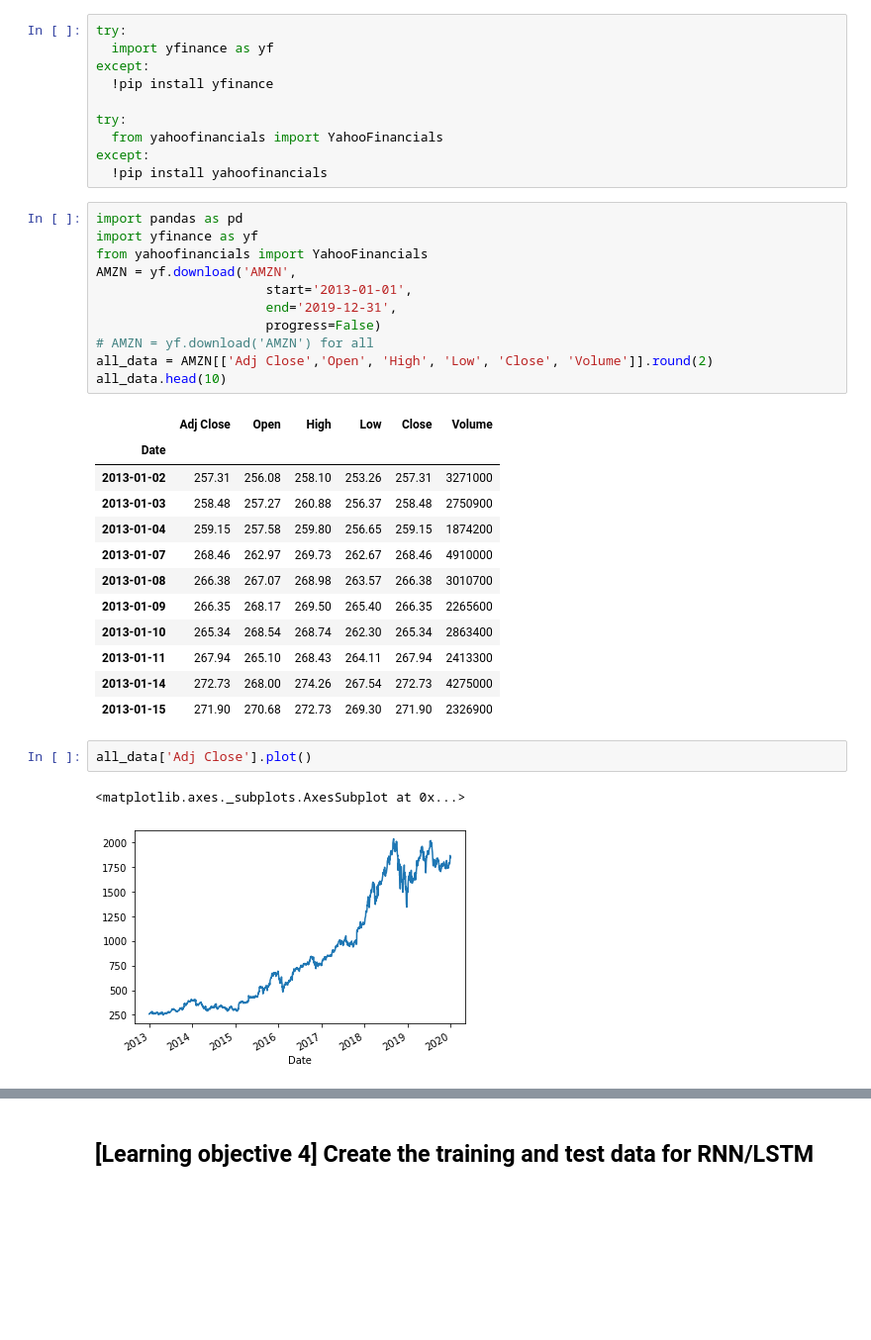
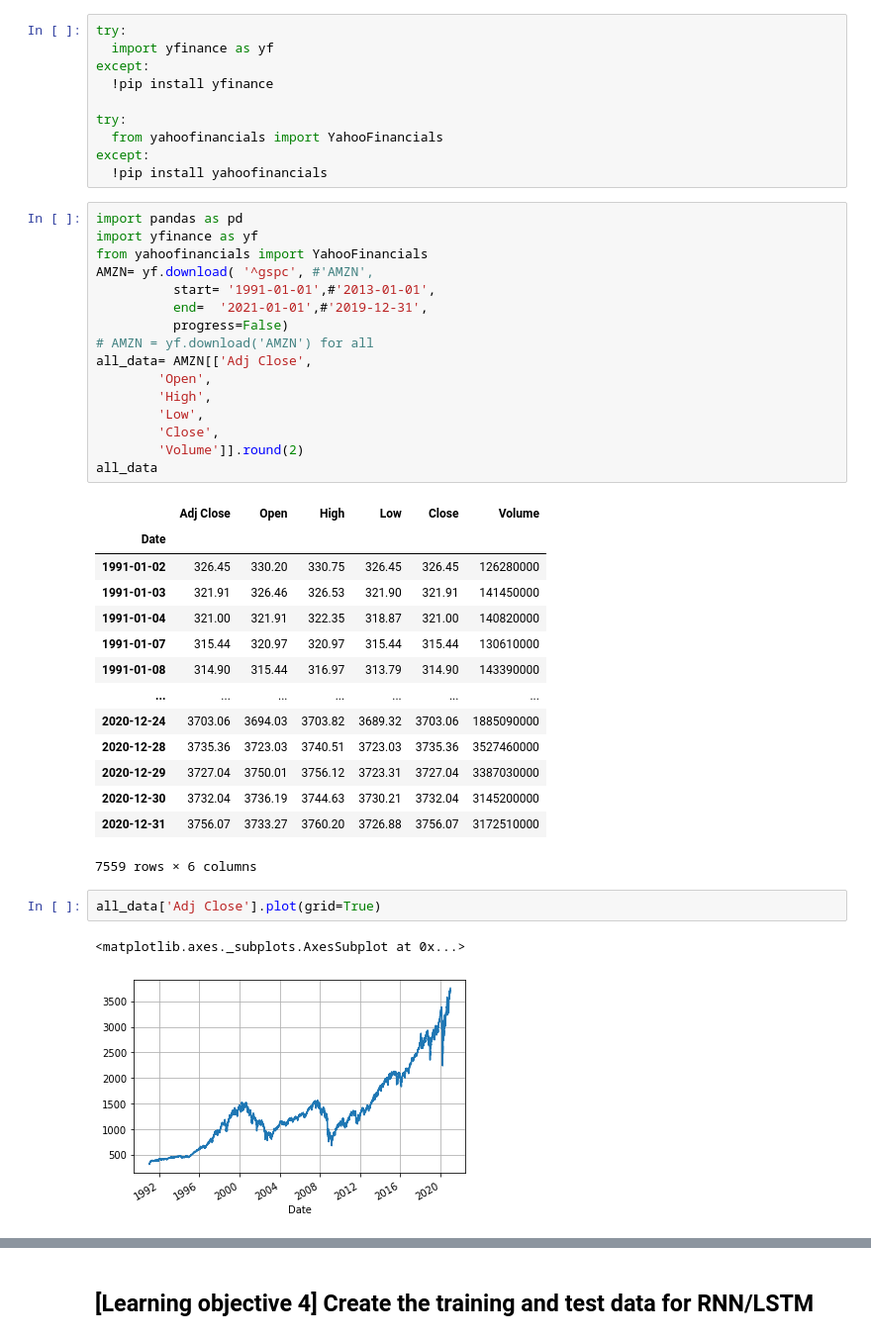
Before and after one commit to renyuanL/110_project, a Jupyter notebook: _ry_From regression to RNN.ipynb, the cells around one changed output, grey strips where cells are left out. Shown: that part at 99% size. Cells and saved outputs as stored; diff of their text form; blank space fills up the shorter version.

```diff
--- a/_ry_From regression to RNN.ipynb
+++ b/_ry_From regression to RNN.ipynb
@@ -224,28 +361,35 @@ except:
 import pandas as pd
 import yfinance as yf
 from yahoofinancials import YahooFinancials
-AMZN = yf.download('AMZN',
-                      start='2013-01-01',
-                      end='2019-12-31',
-                      progress=False)
+AMZN= yf.download( '^gspc', #'AMZN',
+          start= '1991-01-01',#'2013-01-01',
+          end=  '2021-01-01',#'2019-12-31',
+          progress=False)
 # AMZN = yf.download('AMZN') for all
-all_data = AMZN[['Adj Close','Open', 'High', 'Low', 'Close', 'Volume']].round(2)
-all_data.head(10)
+all_data= AMZN[['Adj Close',
+        'Open',
+        'High',
+        'Low',
+        'Close',
+        'Volume']].round(2)
+all_data
 # %% [output]
 |  | Adj Close | Open | High | Low | Close | Volume |
 | Date |  |  |  |  |  |  |
-| 2013-01-02 | 257.31 | 256.08 | 258.10 | 253.26 | 257.31 | 3271000 |
-| 2013-01-03 | 258.48 | 257.27 | 260.88 | 256.37 | 258.48 | 2750900 |
-| 2013-01-04 | 259.15 | 257.58 | 259.80 | 256.65 | 259.15 | 1874200 |
-| 2013-01-07 | 268.46 | 262.97 | 269.73 | 262.67 | 268.46 | 4910000 |
-| 2013-01-08 | 266.38 | 267.07 | 268.98 | 263.57 | 266.38 | 3010700 |
-| 2013-01-09 | 266.35 | 268.17 | 269.50 | 265.40 | 266.35 | 2265600 |
-| 2013-01-10 | 265.34 | 268.54 | 268.74 | 262.30 | 265.34 | 2863400 |
-| 2013-01-11 | 267.94 | 265.10 | 268.43 | 264.11 | 267.94 | 2413300 |
-| 2013-01-14 | 272.73 | 268.00 | 274.26 | 267.54 | 272.73 | 4275000 |
-| 2013-01-15 | 271.90 | 270.68 | 272.73 | 269.30 | 271.90 | 2326900 |
+| 1991-01-02 | 326.45 | 330.20 | 330.75 | 326.45 | 326.45 | 126280000 |
+| 1991-01-03 | 321.91 | 326.46 | 326.53 | 321.90 | 321.91 | 141450000 |
+| 1991-01-04 | 321.00 | 321.91 | 322.35 | 318.87 | 321.00 | 140820000 |
+| 1991-01-07 | 315.44 | 320.97 | 320.97 | 315.44 | 315.44 | 130610000 |
+| 1991-01-08 | 314.90 | 315.44 | 316.97 | 313.79 | 314.90 | 143390000 |
+| ... | ... | ... | ... | ... | ... | ... |
+| 2020-12-24 | 3703.06 | 3694.03 | 3703.82 | 3689.32 | 3703.06 | 1885090000 |
+| 2020-12-28 | 3735.36 | 3723.03 | 3740.51 | 3723.03 | 3735.36 | 3527460000 |
+| 2020-12-29 | 3727.04 | 3750.01 | 3756.12 | 3723.31 | 3727.04 | 3387030000 |
+| 2020-12-30 | 3732.04 | 3736.19 | 3744.63 | 3730.21 | 3732.04 | 3145200000 |
+| 2020-12-31 | 3756.07 | 3733.27 | 3760.20 | 3726.88 | 3756.07 | 3172510000 |
+7559 rows × 6 columns
 # %%
-all_data['Adj Close'].plot()
+all_data['Adj Close'].plot(grid=True)
 # %% [output]
 <matplotlib.axes._subplots.AxesSubplot at 0x...>
-[figure, old version]
+[figure, new version]
```
Also changed, not shown: parts of 40 cells of this notebook.
